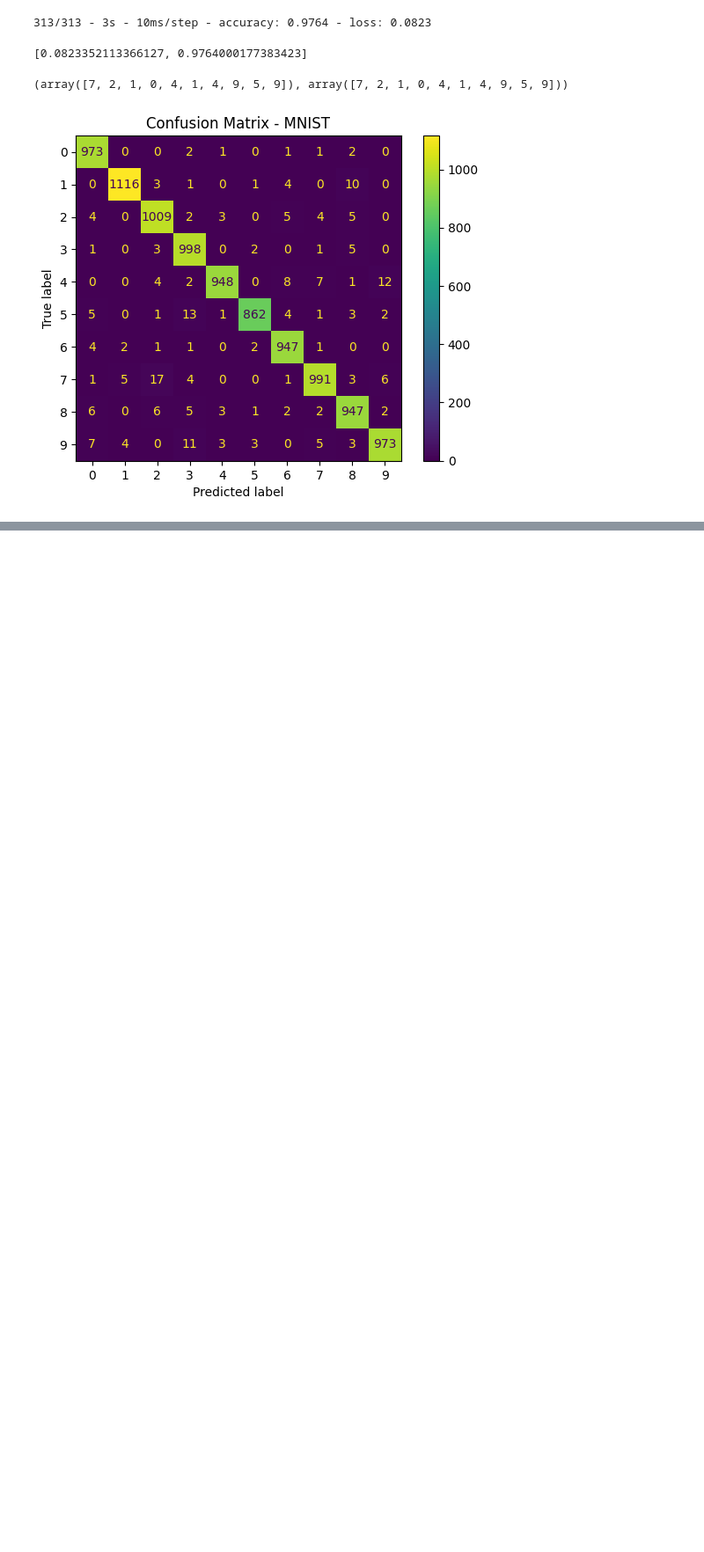
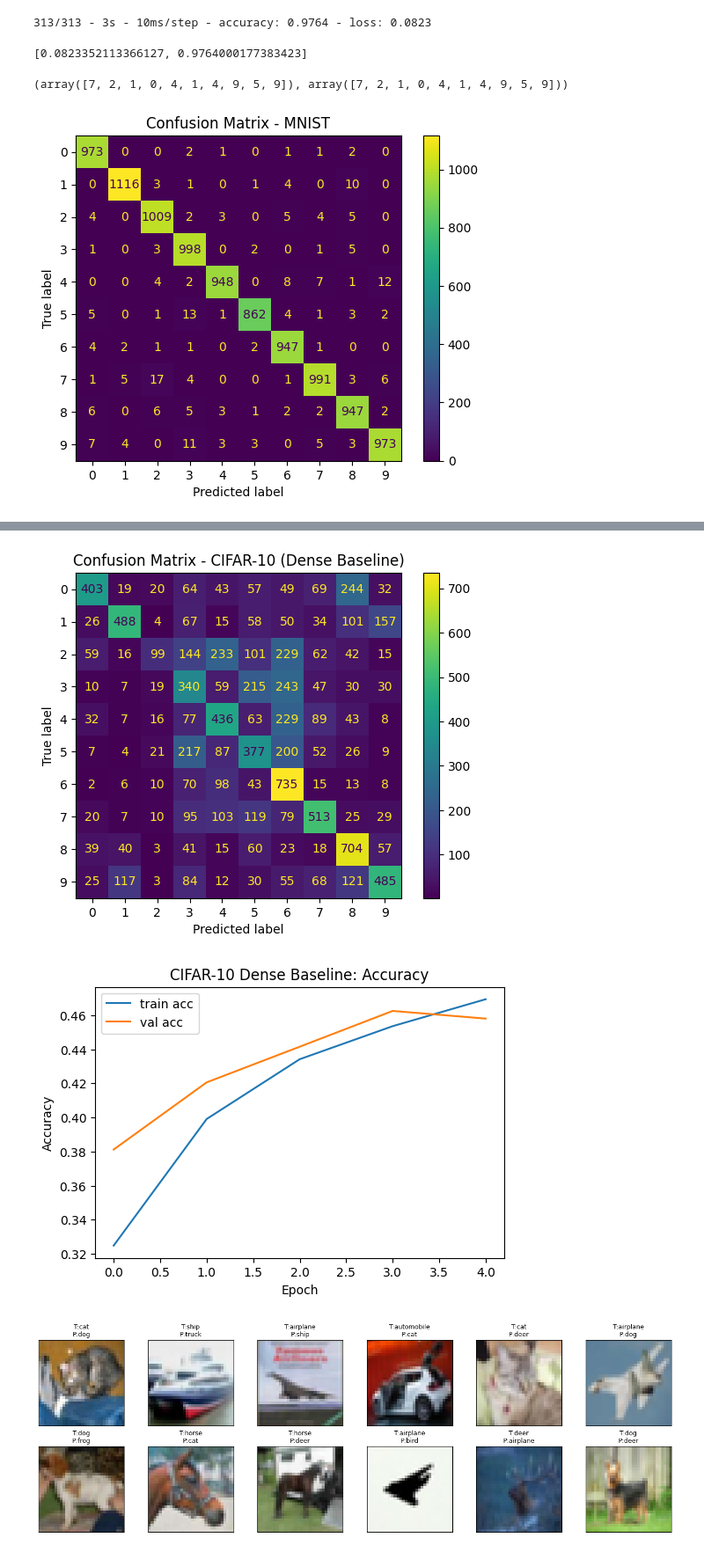
Before and after one commit to santiago-cruzlopez/WLV-MSc-AI, a Jupyter notebook: 02_Deep_Machine_Learning/W2_Classification_&_Regression/01_W2.ipynb, the cells around one changed output, grey strips where cells are left out. Shown at 88% size. Cells and saved outputs as stored; diff of their text form; code cells hidden in the pictures; blank space fills up the shorter version.

Commit message:
CIFAR-10

```diff
--- a/02_Deep_Machine_Learning/W2_Classification_&_Regression/01_W2.ipynb
+++ b/02_Deep_Machine_Learning/W2_Classification_&_Regression/01_W2.ipynb
@@ -161,0 +238,53 @@ from sklearn.metrics import confusion_matrix, ConfusionMatrixDisplay
+# %%
+# Predict CIFAR-10 test set
+y_pred_cifar = cifar_model.predict(x_test_cifar_flat, verbose=0)
+y_pred_cifar_labels = np.argmax(y_pred_cifar, axis=1)
+y_true_cifar_labels = y_test_cifar.reshape(-1)
+
+# Confusion matrix
+cm = confusion_matrix(y_true_cifar_labels, y_pred_cifar_labels)
+disp = ConfusionMatrixDisplay(confusion_matrix=cm)
+disp.plot()
+plt.title('Confusion Matrix - CIFAR-10 (Dense Baseline)')
+plt.show()
+
+# Plot training curves
+plt.figure(figsize=(6, 4))
+plt.plot(history.history['accuracy'], label='train acc')
+plt.plot(history.history['val_accuracy'], label='val acc')
+plt.xlabel('Epoch')
+plt.ylabel('Accuracy')
+plt.title('CIFAR-10 Dense Baseline: Accuracy')
+plt.legend()
+plt.show()
+
+# Show a few misclassified examples (if any)
+class_names = ['airplane','automobile','bird','cat','deer','dog','frog','horse','ship','truck']
+mis_idx = np.where(y_pred_cifar_labels != y_true_cifar_labels)[0]
+
+if len(mis_idx) > 0:
+    n = 12
+    sel = mis_idx[:n]
+    cols = 6
+    rows = int(np.ceil(n / cols))
+    fig, axes = plt.subplots(rows, cols, figsize=(2.2*cols, 2.2*rows))
+    axes = np.array(axes).reshape(-1)
+    for j, ax in enumerate(axes):
+        if j >= n:
+            ax.axis('off')
+            continue
+        i = sel[j]
+        ax.imshow(x_test_cifar[i])
+        t = class_names[int(y_true_cifar_labels[i])]
+        p = class_names[int(y_pred_cifar_labels[i])]
+        ax.set_title(f"T:{t}\nP:{p}", fontsize=9)
+        ax.set_xticks([])
+        ax.set_yticks([])
+    plt.tight_layout()
+    plt.show()
+else:
+    print("No misclassifications found (unexpected).")
+# %% [output]
+[figure, added]
+[figure, added]
+[figure, added]
```
Also changed, not shown: parts of 7 cells of this notebook.
